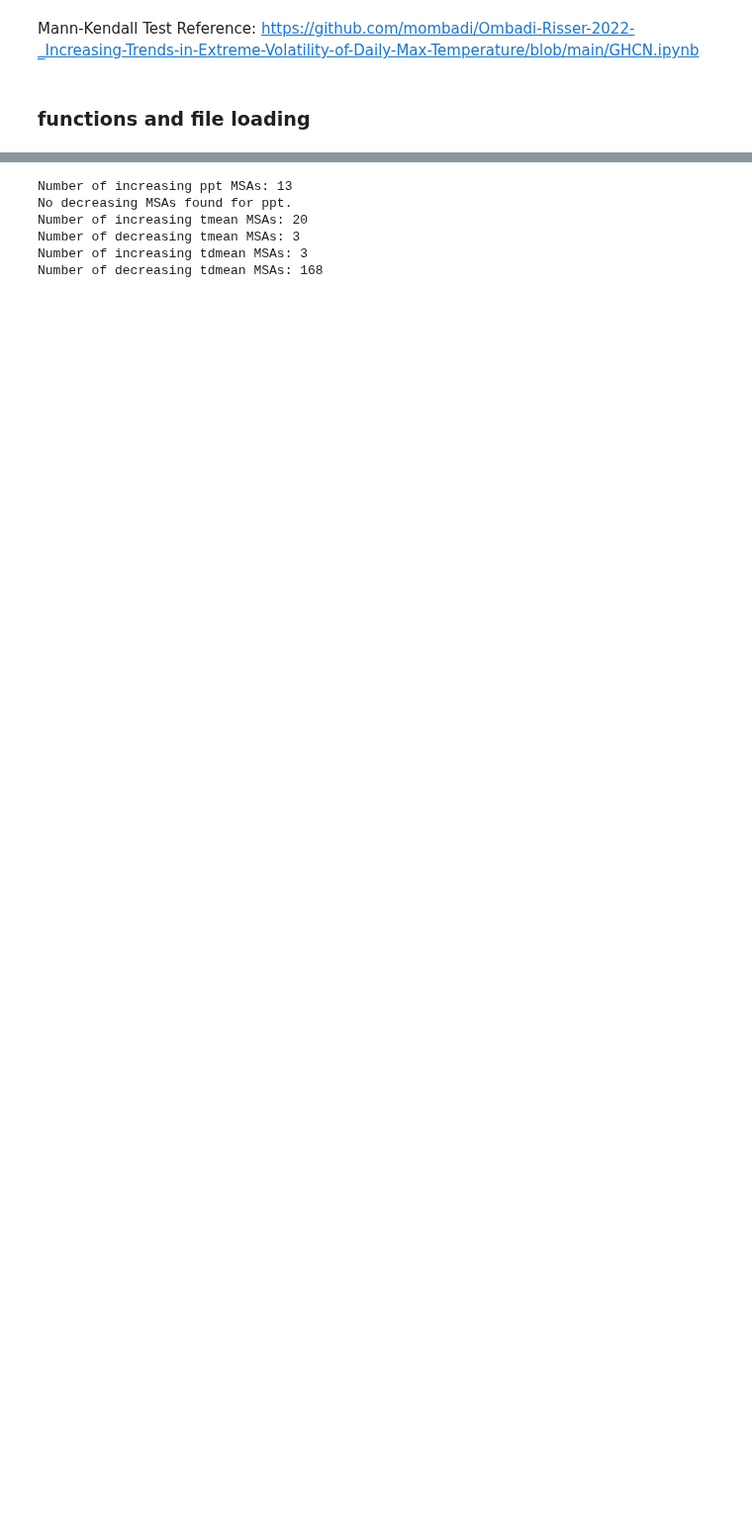
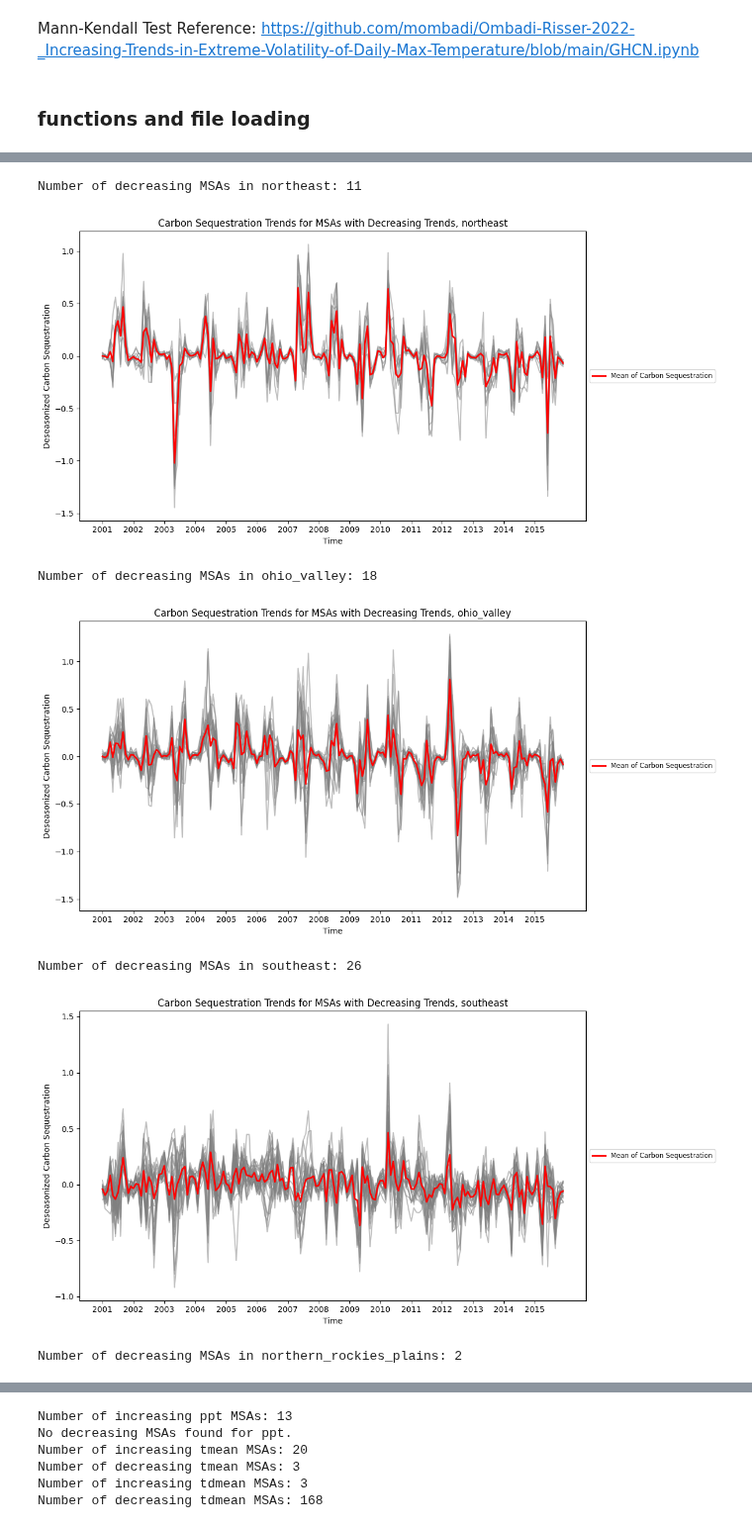
Before and after one commit to qifan-wu/urban_greening_windows, a Jupyter notebook: trend_analysis.ipynb, the cells around one changed output, grey strips where cells are left out. Shown at 99% size. Cells and saved outputs as stored; diff of their text form; code cells hidden in the pictures; blank space fills up the shorter version.

```diff
--- a/trend_analysis.ipynb
+++ b/trend_analysis.ipynb
@@ -146,0 +200,18 @@ nee_trend.merge(msa_region_name, on='NAMELSAD').to_csv(constants.NEE_TREND, inde
+# %%
+decreasing_cs_df = cs_trend[cs_trend['trend'] == 'decreasing'][['NAMELSAD']].merge(deseasonize_df(cs_df), how='left')
+for region in constants.CLIMATE_ZONE.keys():
+    region_msa = msa_region_name[msa_region_name['region'] == region][['NAMELSAD']]
+    decreasing_cs_df_region = region_msa.merge(decreasing_cs_df, on='NAMELSAD', how='inner')
+    if len(decreasing_cs_df_region) != 0:
+        print(f"Number of decreasing MSAs in {region}: {len(decreasing_cs_df_region)}")
+        plot_seasonal_change(decreasing_cs_df_region,
+                             {'title': f'Carbon Sequestration Trends for MSAs with Decreasing Trends, {region}', 'xlabel': 'Time', 'ylabel': 'Deseasonized Carbon Sequestration'},
+                             show_mean=True)
+# %% [output]
+Number of decreasing MSAs in northeast: 11
+[figure, added]
+Number of decreasing MSAs in ohio_valley: 18
+[figure, added]
+Number of decreasing MSAs in southeast: 26
+[figure, added]
+Number of decreasing MSAs in northern_rockies_plains: 2
```
Also changed, not shown: parts of 9 cells of this notebook, 1 other file.
